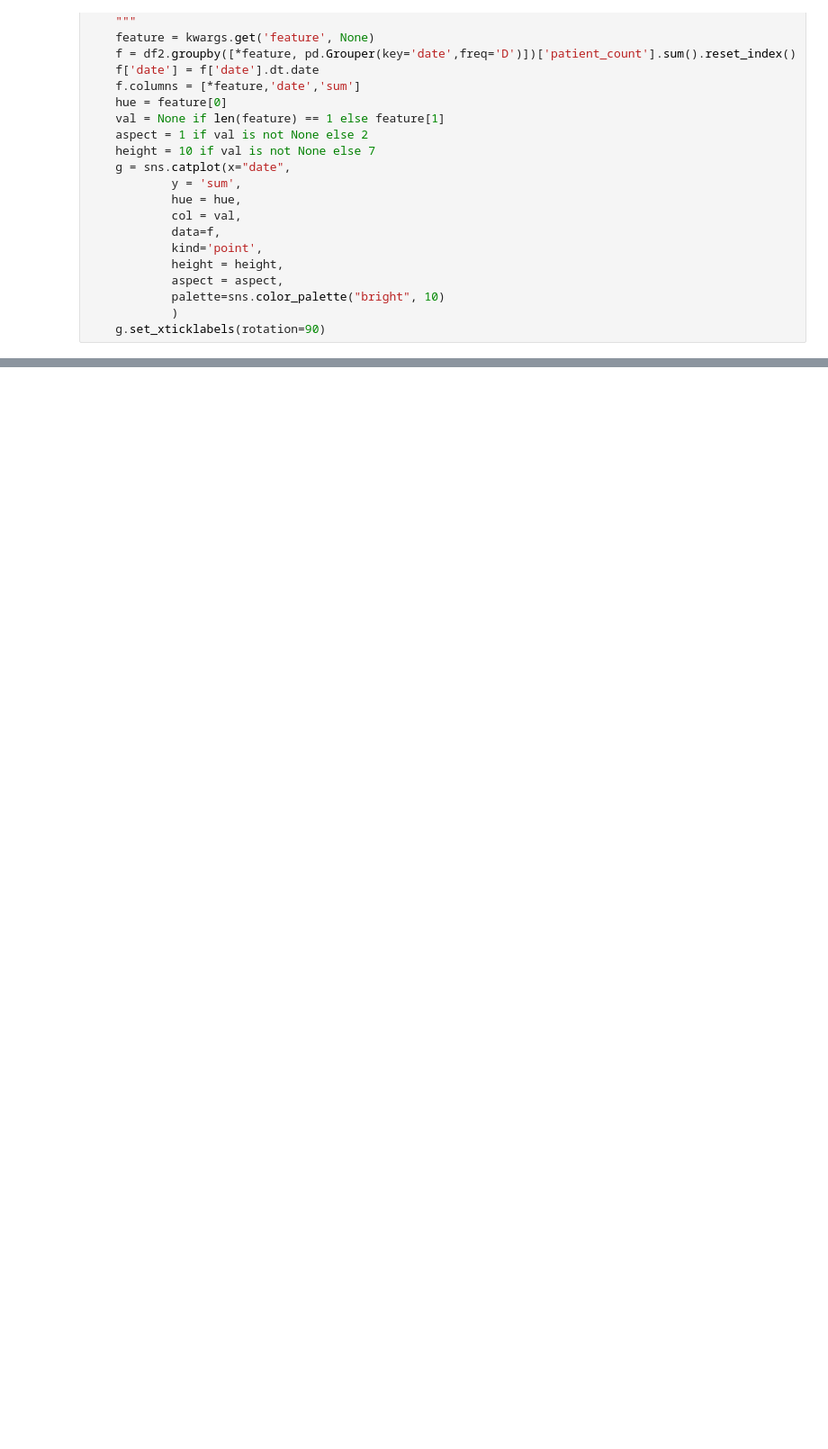
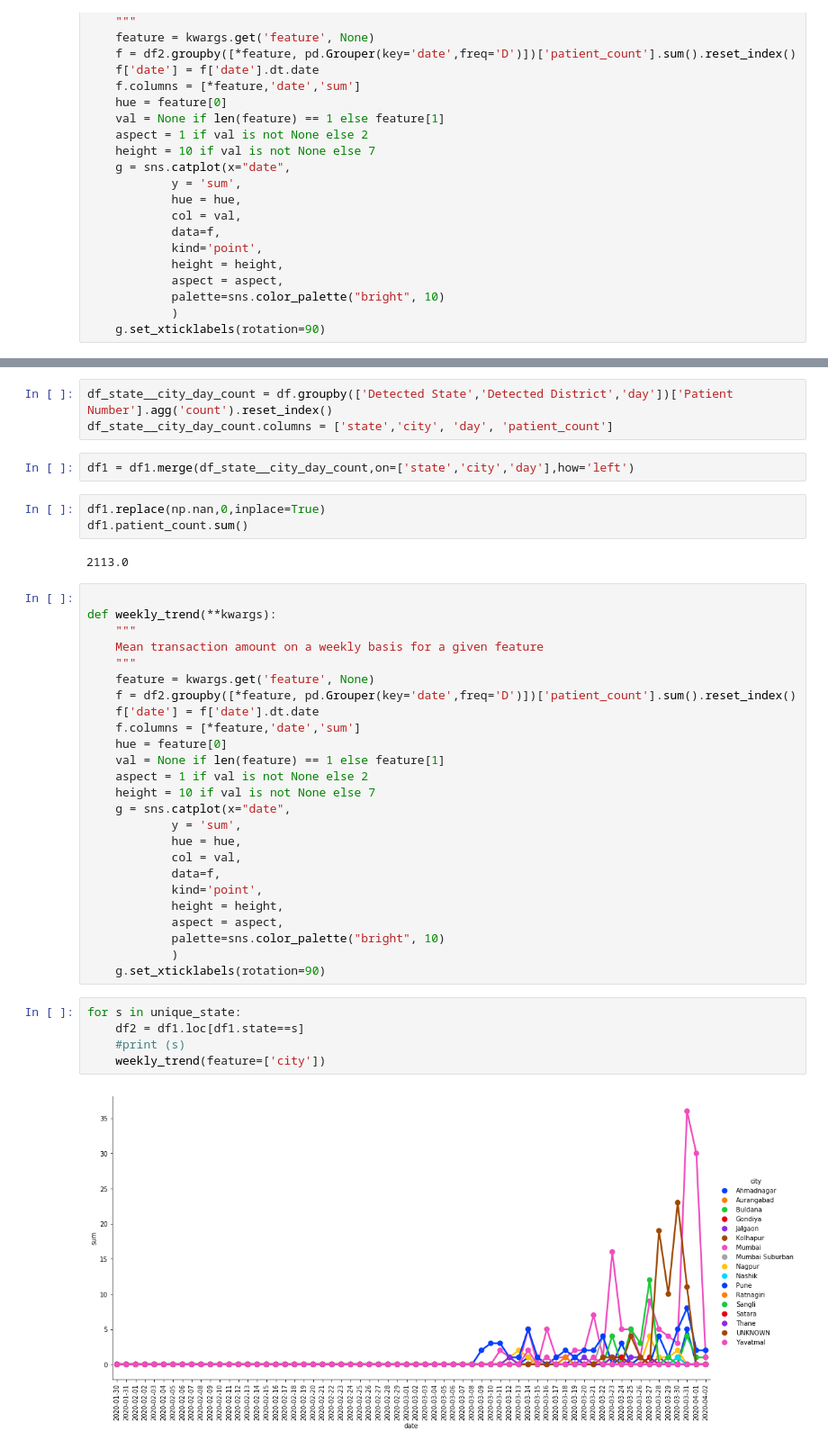
Before and after one commit to anki1909/covid_india, a Jupyter notebook: covid_1_parse_data.ipynb, the cells around one changed output, grey strips where cells are left out. Shown at 90% size. Cells and saved outputs as stored; diff of their text form; blank space fills up the shorter version.

```diff
--- a/covid_1_parse_data.ipynb
+++ b/covid_1_parse_data.ipynb
@@ -210,0 +232,42 @@ for s in unique_state:
+# %%
+df_state__city_day_count = df.groupby(['Detected State','Detected District','day'])['Patient Number'].agg('count').reset_index()
+df_state__city_day_count.columns = ['state','city', 'day', 'patient_count']
+# %%
+df1 = df1.merge(df_state__city_day_count,on=['state','city','day'],how='left')
+# %%
+df1.replace(np.nan,0,inplace=True)
+df1.patient_count.sum()
+# %% [output]
+2113.0
+# %%
+
+def weekly_trend(**kwargs):
+    """
+    Mean transaction amount on a weekly basis for a given feature
+    """
+    feature = kwargs.get('feature', None)
+    f = df2.groupby([*feature, pd.Grouper(key='date',freq='D')])['patient_count'].sum().reset_index()
+    f['date'] = f['date'].dt.date
+    f.columns = [*feature,'date','sum']
+    hue = feature[0]
+    val = None if len(feature) == 1 else feature[1]
+    aspect = 1 if val is not None else 2
+    height = 10 if val is not None else 7
+    g = sns.catplot(x="date",
+            y = 'sum',
+            hue = hue,
+            col = val,
+            data=f,
+            kind='point',
+            height = height,
+            aspect = aspect,
+            palette=sns.color_palette("bright", 10)
+            )
+    g.set_xticklabels(rotation=90)
+# %%
+for s in unique_state:
+    df2 = df1.loc[df1.state==s]
+    #print (s)
+    weekly_trend(feature=['city'])
+# %% [output]
+[figure, added]
```
Also changed, not shown: parts of 15 cells of this notebook.
